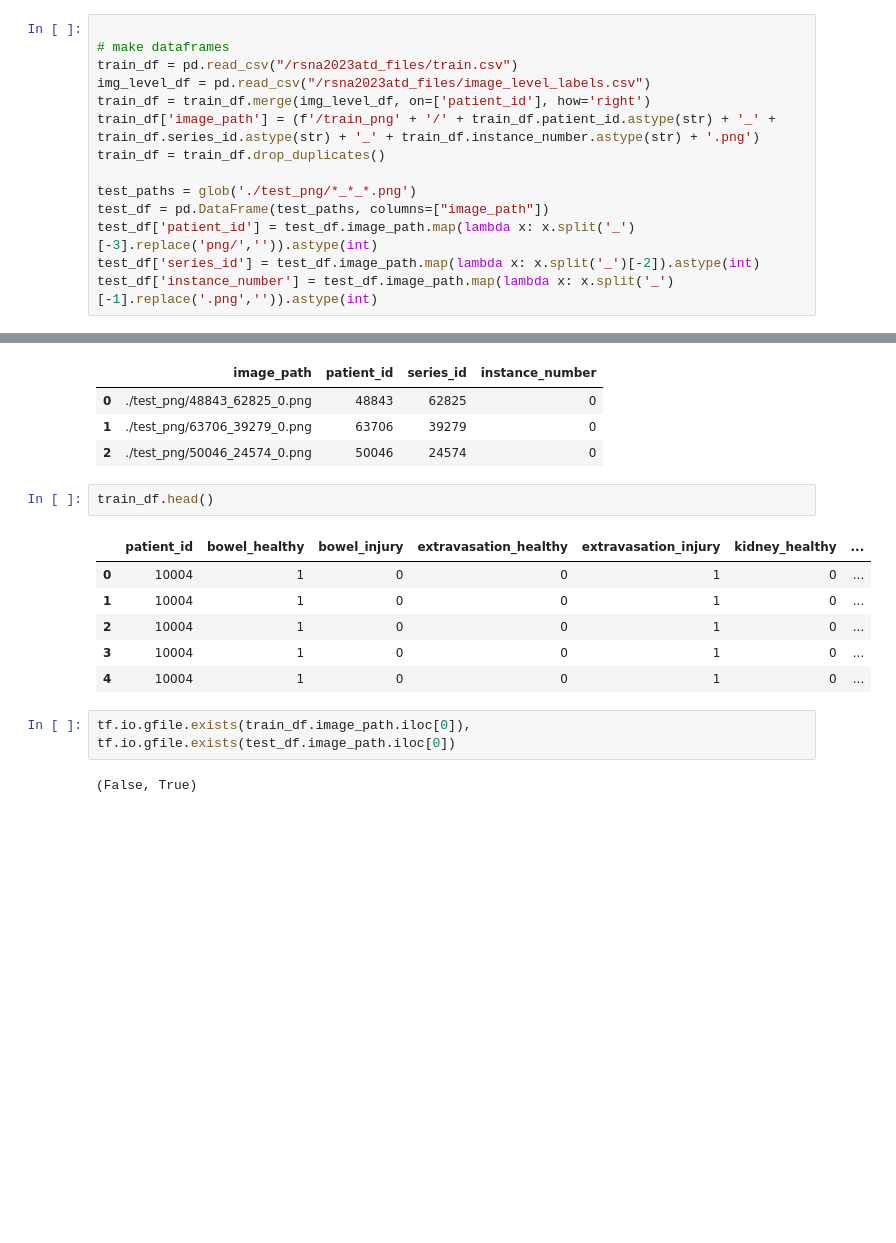
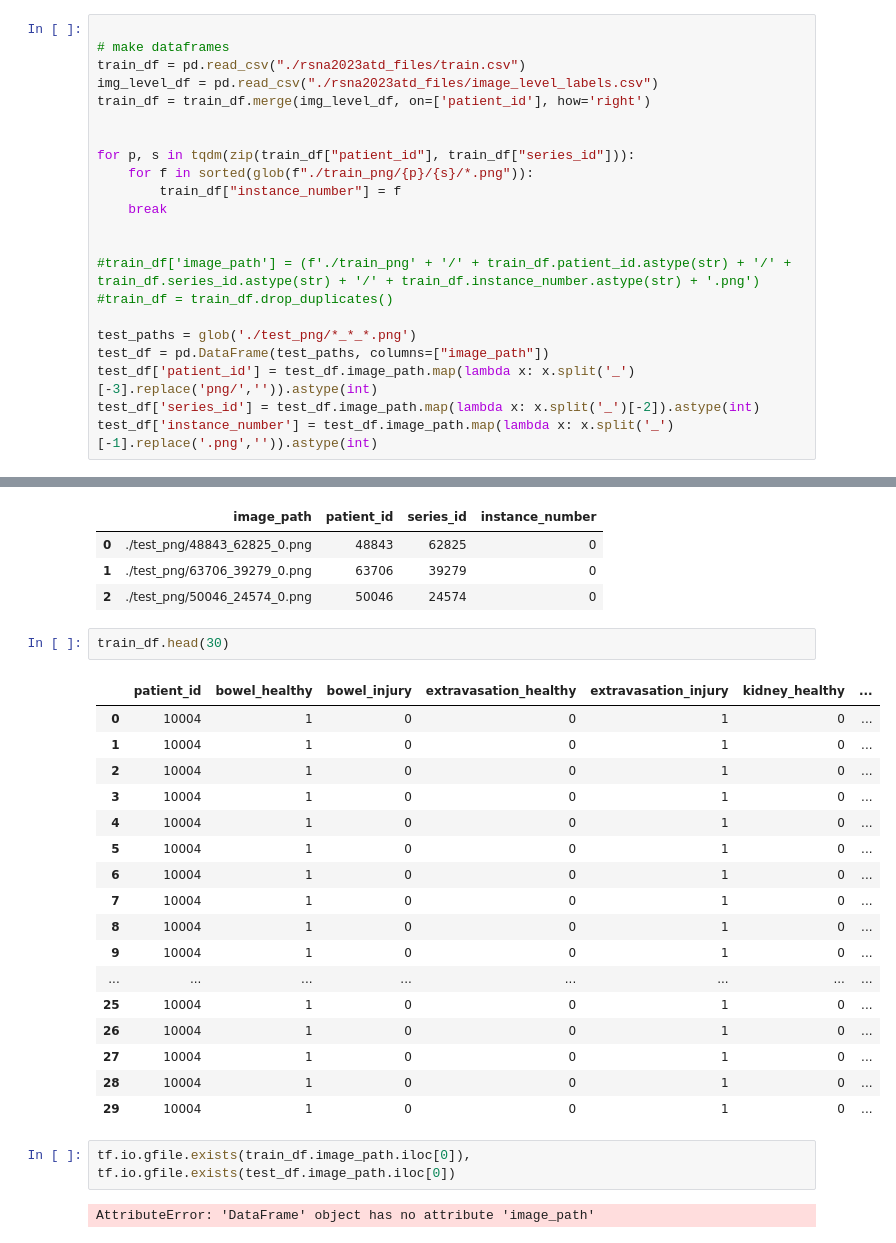
Before and after one commit to Makoto-Noda/RSNA2023, a Jupyter notebook: Efficientnet.ipynb, the cells around one changed output, grey strips where cells are left out. Drawn from its saved outputs; the diff is of its cells as text; blank space fills up the shorter version.

```diff
--- a/Efficientnet.ipynb
+++ b/Efficientnet.ipynb
@@ -138,11 +138,19 @@ seeding done!!!
 # %%
 
 # make dataframes
-train_df = pd.read_csv("/rsna2023atd_files/train.csv")
-img_level_df = pd.read_csv("/rsna2023atd_files/image_level_labels.csv")
+train_df = pd.read_csv("./rsna2023atd_files/train.csv")
+img_level_df = pd.read_csv("./rsna2023atd_files/image_level_labels.csv")
 train_df = train_df.merge(img_level_df, on=['patient_id'], how='right')
-train_df['image_path'] = (f'/train_png' + '/' + train_df.patient_id.astype(str) + '_' + train_df.series_id.astype(str) + '_' + train_df.instance_number.astype(str) + '.png')
-train_df = train_df.drop_duplicates()
+
+
+for p, s in tqdm(zip(train_df["patient_id"], train_df["series_id"])):
+    for f in sorted(glob(f"./train_png/{p}/{s}/*.png")):
+        train_df["instance_number"] = f
+    break
+
+
+#train_df['image_path'] = (f'./train_png' + '/' + train_df.patient_id.astype(str) + '/' + train_df.series_id.astype(str) + '/' + train_df.instance_number.astype(str) + '.png')
+#train_df = train_df.drop_duplicates()
 
 test_paths = glob('./test_png/*_*_*.png')
 test_df = pd.DataFrame(test_paths, columns=["image_path"])
@@ -157,15 +165,26 @@ test_df.head()
 | 1 | ./test_png/63706_39279_0.png | 63706 | 39279 | 0 |
 | 2 | ./test_png/50046_24574_0.png | 50046 | 24574 | 0 |
 # %%
-train_df.head()
+train_df.head(30)
 # %% [output]
 |  | patient_id | bowel_healthy | bowel_injury | extravasation_healthy | extravasation_injury | kidney_healthy | ... |
 | 0 | 10004 | 1 | 0 | 0 | 1 | 0 | ... |
 | 1 | 10004 | 1 | 0 | 0 | 1 | 0 | ... |
 | 2 | 10004 | 1 | 0 | 0 | 1 | 0 | ... |
 | 3 | 10004 | 1 | 0 | 0 | 1 | 0 | ... |
 | 4 | 10004 | 1 | 0 | 0 | 1 | 0 | ... |
+| 5 | 10004 | 1 | 0 | 0 | 1 | 0 | ... |
+| 6 | 10004 | 1 | 0 | 0 | 1 | 0 | ... |
+| 7 | 10004 | 1 | 0 | 0 | 1 | 0 | ... |
+| 8 | 10004 | 1 | 0 | 0 | 1 | 0 | ... |
+| 9 | 10004 | 1 | 0 | 0 | 1 | 0 | ... |
+| ... | ... | ... | ... | ... | ... | ... | ... |
+| 25 | 10004 | 1 | 0 | 0 | 1 | 0 | ... |
+| 26 | 10004 | 1 | 0 | 0 | 1 | 0 | ... |
+| 27 | 10004 | 1 | 0 | 0 | 1 | 0 | ... |
+| 28 | 10004 | 1 | 0 | 0 | 1 | 0 | ... |
+| 29 | 10004 | 1 | 0 | 0 | 1 | 0 | ... |
 # %%
 tf.io.gfile.exists(train_df.image_path.iloc[0]), tf.io.gfile.exists(test_df.image_path.iloc[0])
 # %% [output]
-(False, True)
+AttributeError: 'DataFrame' object has no attribute 'image_path'
```
Also changed, not shown: 2 other files.
